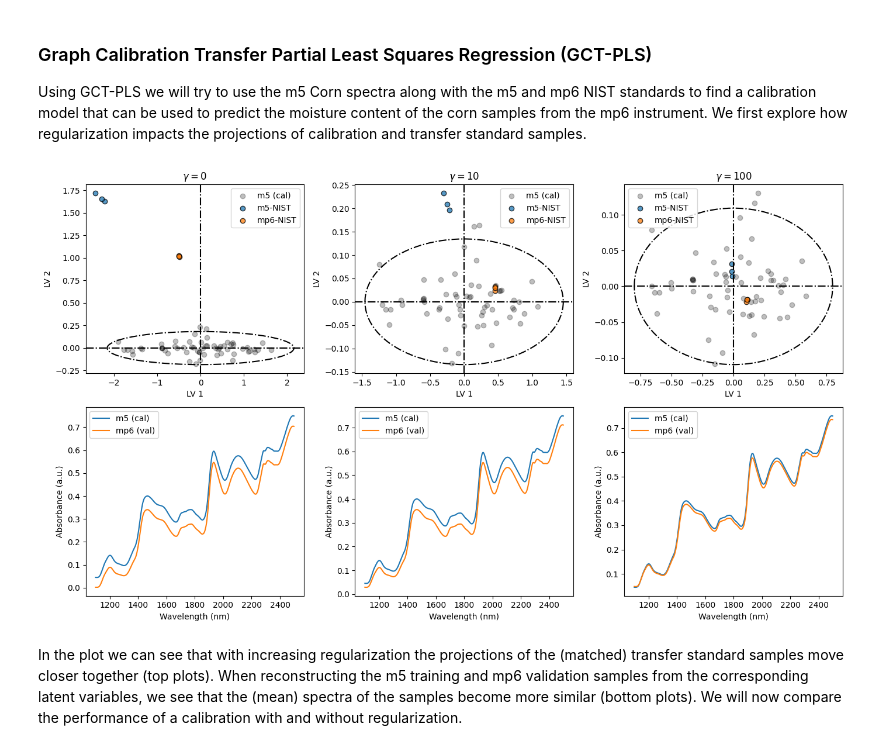
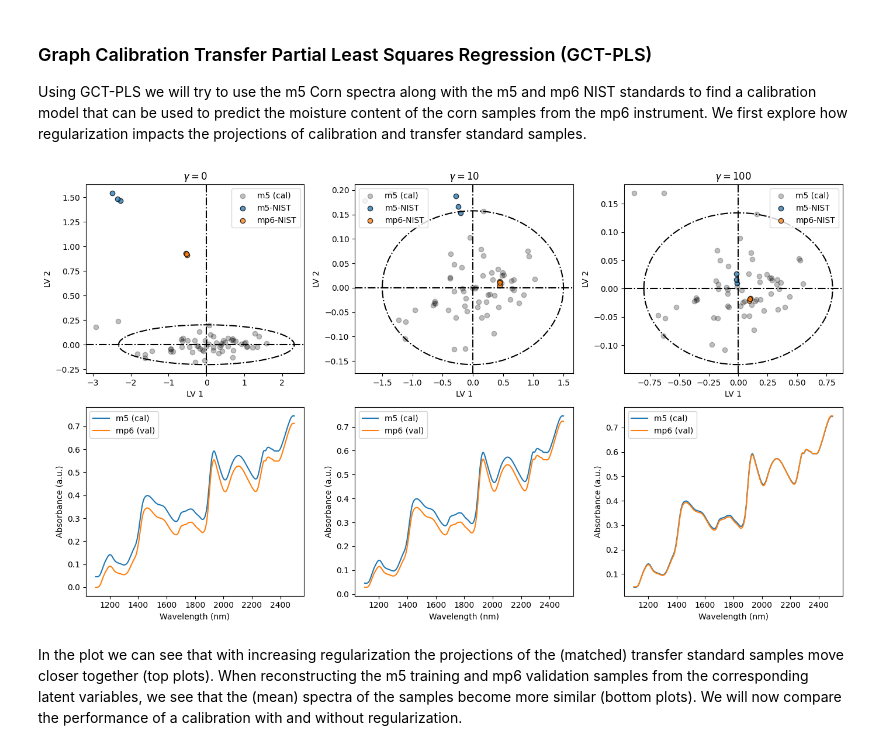
Before and after one commit to B-Analytics/di-PLS, a Jupyter notebook: notebooks/demo_gctPLS.ipynb, the cells around one changed output. Drawn from its saved outputs; the diff is of its cells as text; code cells hidden in the pictures.

```diff
--- a/notebooks/demo_gctPLS.ipynb
+++ b/notebooks/demo_gctPLS.ipynb
@@ -105,41 +105,42 @@ l = np.array([0, 10, 100])
 k = 1
 plt.figure(figsize=(14, 8))
 for i in l:
-    m = gctpls(A=ncomp, l=[i])
+
+    m = gctpls(A=ncomp, l=i)
     m.fit(m5_train, y_train, m5nbs, mp6nbs)
 
     # Projection
     sub = "2"+"3"+str(k)
     plt.subplot(int(sub))
     sp = plt.scatter(m.T_[:,0], m.T_[:,1], color='k', edgecolors='k',alpha=0.25)
     plt.scatter(m.Ts_[:,0], m.Ts_[:,1], edgecolors='k',alpha=0.75)
     plt.scatter(m.Tt_[:,0], m.Tt_[:,1], edgecolors='k',alpha=0.75)
     plt.legend(['m5 (cal)','m5-NIST','mp6-NIST'])
     el = fct.hellipse(m.T_)
     plt.plot(el[0, :], el[1, :], '-.k')
     plt.axhline(y=0,linestyle='-.', color='k')
     plt.axvline(x=0,linestyle='-.', color='k')
     plt.xlabel('LV 1')
     plt.ylabel('LV 2')
     title = '$\gamma=$' + str(i)
     plt.title(title)
 
     #Reconstruction
     sub = "2"+"3"+str(k+3)
     plt.subplot(int(sub))
     m5_hat = m.T_@m.P_.T + m.mu_
     plt.plot(wn,np.mean(m5_hat, 0))
     mp6t = mp6_test[...,:] - m.mu_
     mp6_hat = mp6t@(m.W_@np.linalg.inv(m.P_.T@m.W_))@m.P_.T + m.mu_
     plt.plot(wn, np.mean(mp6_hat, 0))
     plt.xlabel('Wavelength (nm)')
     plt.ylabel('Absorbance (a.u.)')
     plt.legend(['m5 (cal)', 'mp6 (val)'])
     k += 1
 
 plt.tight_layout()
 # %% [output]
-[figure, old version]
+[figure, new version]
 # %% [markdown]
 In the plot we can see that with increasing regularization the projections of the (matched) transfer standard samples move closer together (top plots). When reconstructing the m5 training and mp6 validation samples from the corresponding latent variables, we see that the (mean) spectra of the samples become more similar (bottom plots). We will now compare the performance of a calibration with and without regularization.
 # %% [markdown]
```
Also changed, not shown: parts of 4 cells of this notebook, 10 other files.
